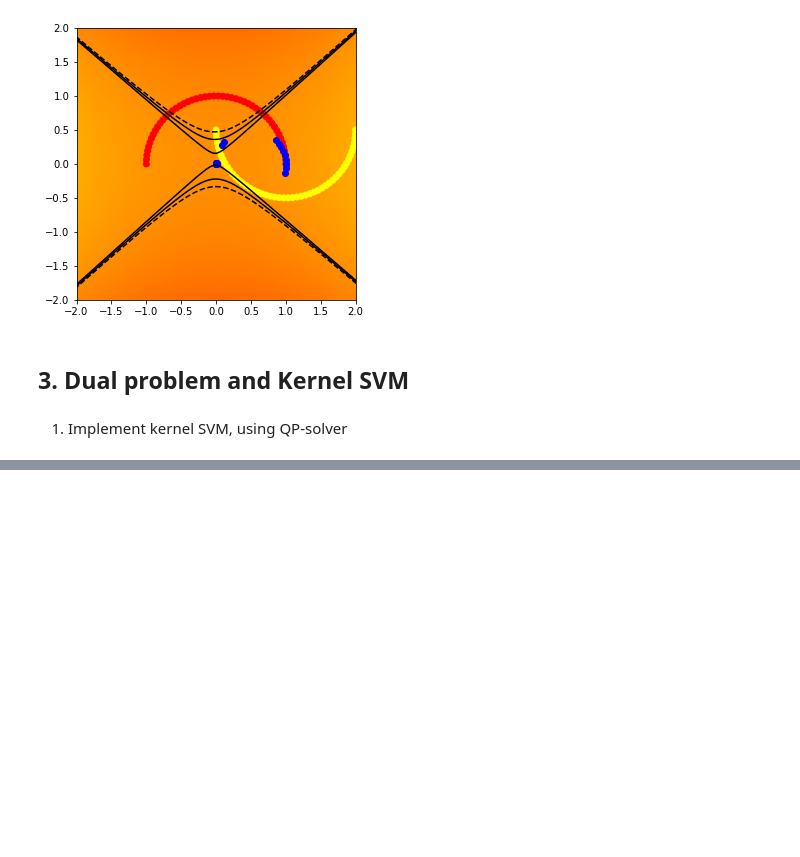
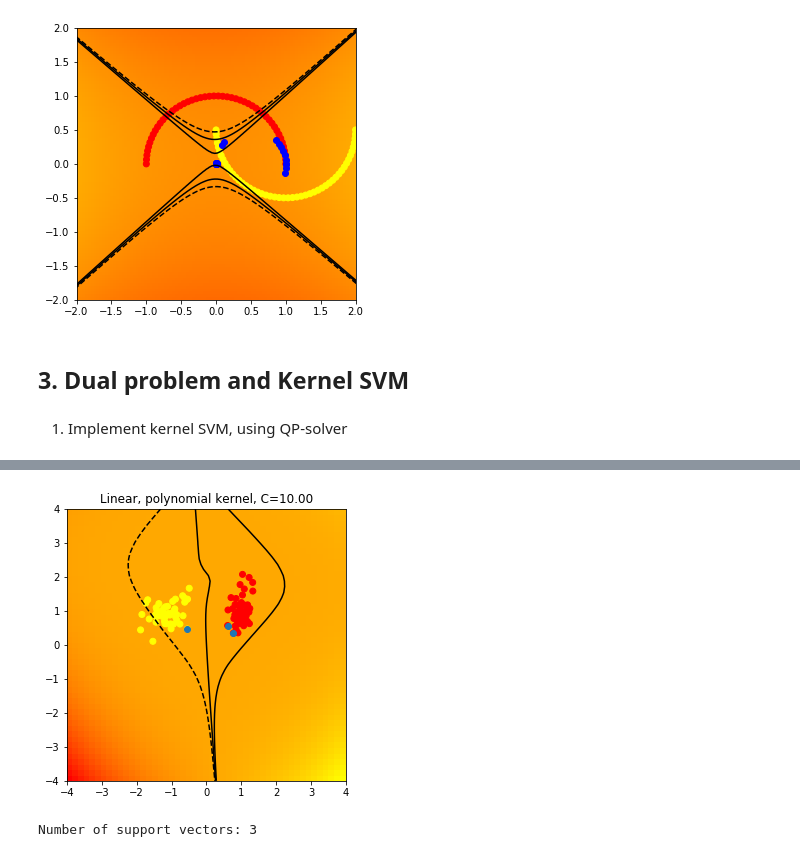
Before and after one commit to EllaBar/EllaBar, a Jupyter notebook: Untitled.ipynb, the cells around one changed output, grey strips where cells are left out. Cells and saved outputs as stored; diff of their text form; code cells hidden in the pictures; blank space fills up the shorter version.

```diff
--- a/Untitled.ipynb
+++ b/Untitled.ipynb
@@ -542,0 +565,6 @@ class LinearSVM_2(BaseEstimator):
+# %%
+C=10.
+plotresK(s1['X'], s1['y'], 'Linear', C,'pow',5)
+# %% [output]
+[figure, added]
+Number of support vectors: 3
```
Also changed, not shown: parts of 25 cells of this notebook.
